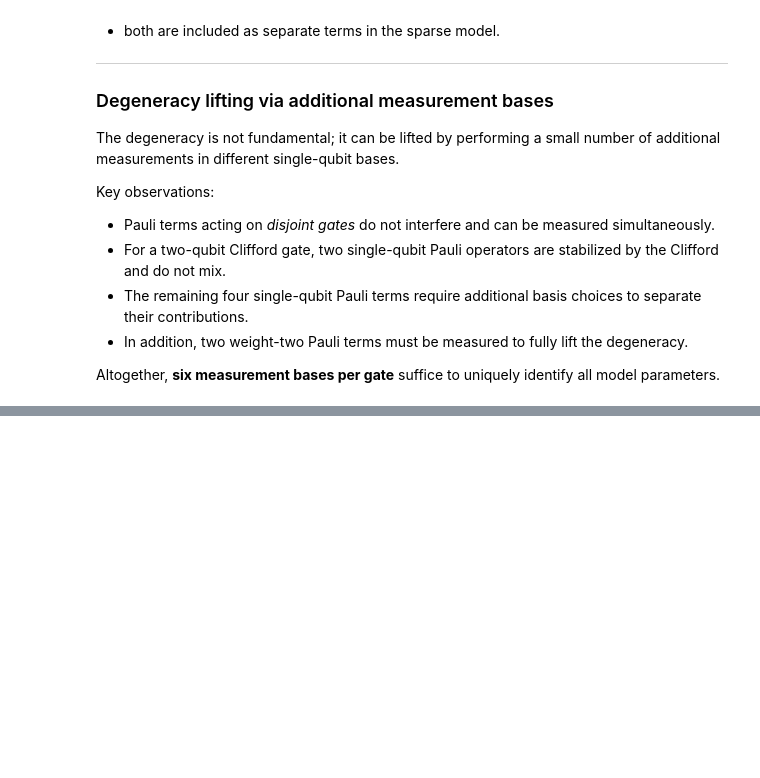
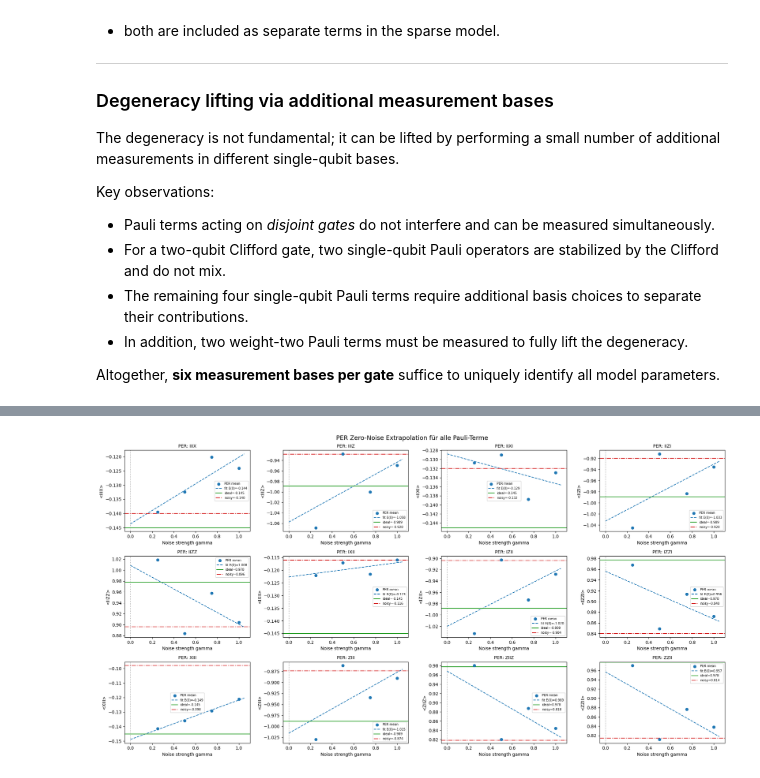
Before and after one commit to AhmedElAmraoui/AutomatedPERTools, a Jupyter notebook: tutorial_notebooks/pauli_lindblad_per/ProcedureOverview_new.ipynb, the cells around one changed output, grey strips where cells are left out. Saved outputs shown, nothing was run; the diff lists cells and outputs as text; code cells hidden in the pictures; blank space fills up the shorter version.

```diff
--- a/tutorial_notebooks/pauli_lindblad_per/ProcedureOverview_new.ipynb
+++ b/tutorial_notebooks/pauli_lindblad_per/ProcedureOverview_new.ipynb
@@ -1069,0 +1805,46 @@ def extract_fidelity(depths, expvals):
+# %%
+import numpy as np
+import matplotlib.pyplot as plt
+
+
+terms_sorted = sorted(per_expectations)
+num_terms = len(terms_sorted)
+
+ncols = 4
+nrows = (num_terms + ncols - 1) // ncols
+
+fig, axes = plt.subplots(nrows, ncols, figsize=(20, 3.5 * nrows), squeeze=False)
+
+strengths_s = sorted(NOISE_STRENGTHS)
+x_fit = np.linspace(0, 1.05, 200)
+
+for idx, term in enumerate(terms_sorted):
+    ax = axes[idx // ncols][idx % ncols]
+
+    means_s = [np.mean(per_data[term][s]) for s in strengths_s]
+
+    p_lin = np.polyfit(strengths_s, means_s, 1)
+
+    ax.scatter(strengths_s, means_s, color='tab:blue', zorder=3, label='PER mean')
+    ax.plot(x_fit, np.polyval(p_lin, x_fit), 'tab:blue', ls='--',
+            label=f'fit E(0)={p_lin[1]:.3f}')
+
+    ax.axvline(0, color='gray', ls=':', lw=1)
+    ax.axhline(ideal_expvals.get(term, 0), color='tab:green', ls='-',
+               label=f'ideal={ideal_expvals.get(term,0):.3f}')
+    ax.axhline(noisy_expvals.get(term, 0), color='tab:red', ls='-.',
+               label=f'noisy={noisy_expvals.get(term,0):.3f}')
+
+    ax.set_xlabel('Noise strength gamma')
+    ax.set_ylabel(f'<{term}>')
+    ax.set_title(f'PER: {term}', fontsize=10)
+    ax.legend(fontsize=7)
+
+for idx in range(num_terms, nrows * ncols):
+    axes[idx // ncols][idx % ncols].axis('off')
+
+fig.suptitle('PER Zero-Noise Extrapolation für alle Pauli-Terme', fontsize=14)
+plt.tight_layout()
+plt.show()
+# %% [output]
+[figure, added]
```
Also changed, not shown: parts of 19 cells of this notebook, 2 other files.
